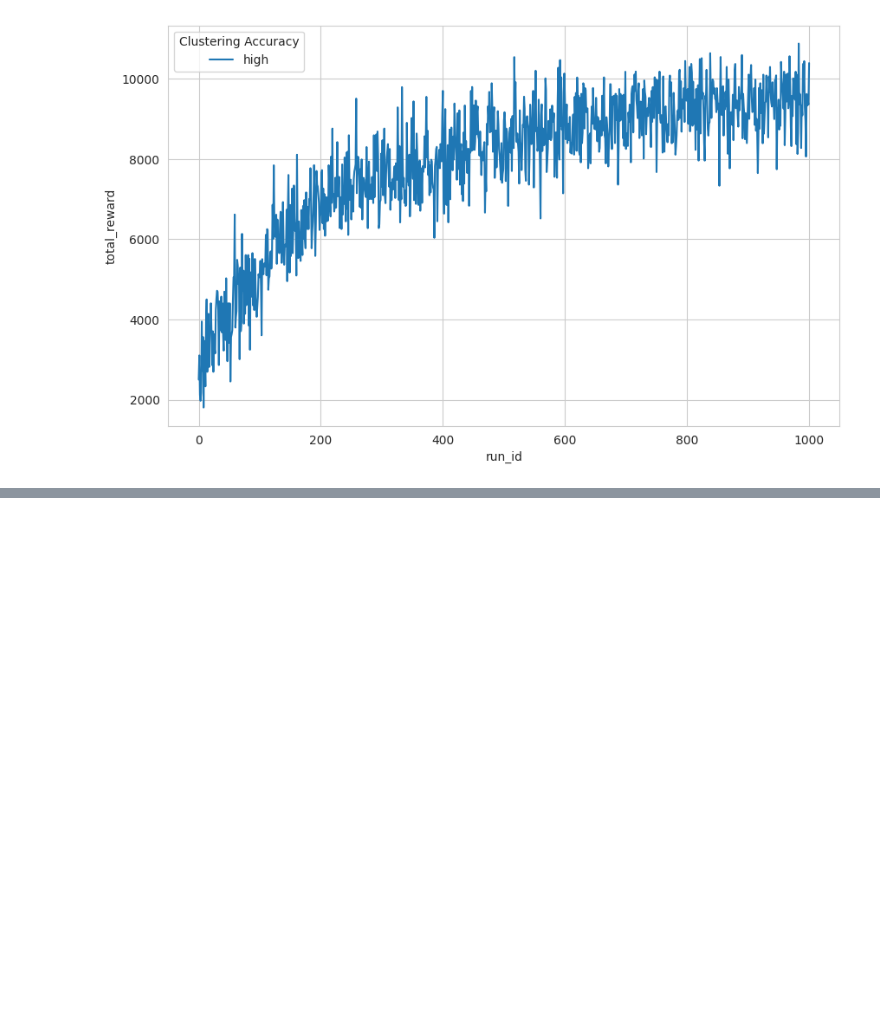
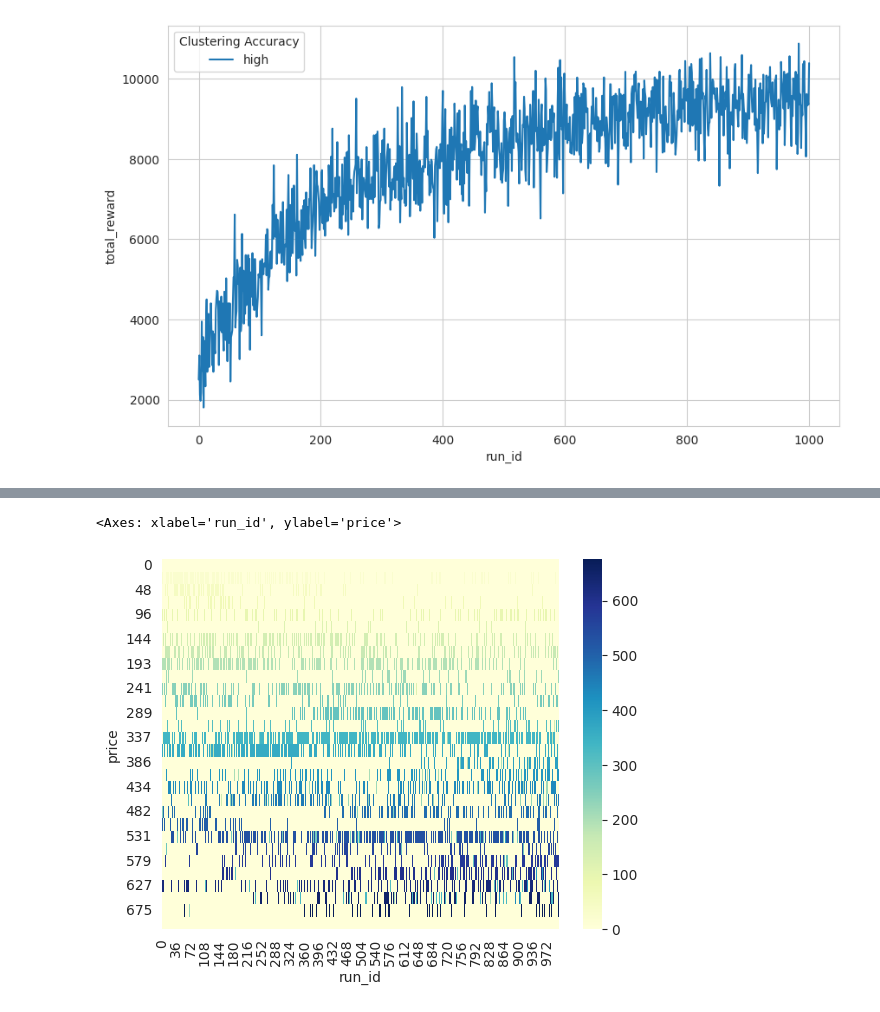
Before and after one commit to LaurinBrechter/personalized-pricing, a Jupyter notebook: results/mab_analysis.ipynb, the cells around one changed output, grey strips where cells are left out. Saved outputs shown, nothing was run; the diff lists cells and outputs as text; code cells hidden in the pictures; blank space fills up the shorter version.

```diff
--- a/results/mab_analysis.ipynb
+++ b/results/mab_analysis.ipynb
@@ -111,0 +108,16 @@ Text(0, 0.5, 'Best Price')
+# %%
+reward_by_arm_over_time = mab_log.loc[mab_log.group == 1].groupby(["price", "run_id"]).agg(
+    avg_reward=('reward', 'mean'),
+).reset_index()
+# %%
+sns.heatmap(
+    data=reward_by_arm_over_time.pivot(
+        index="price",
+        columns="run_id",
+        values="avg_reward"
+    ).fillna(0),
+    cmap="YlGnBu",
+)
+# %% [output]
+<Axes: xlabel='run_id', ylabel='price'>
+[figure, added]
```
Also changed, not shown: parts of 7 cells of this notebook, 4 other files.
